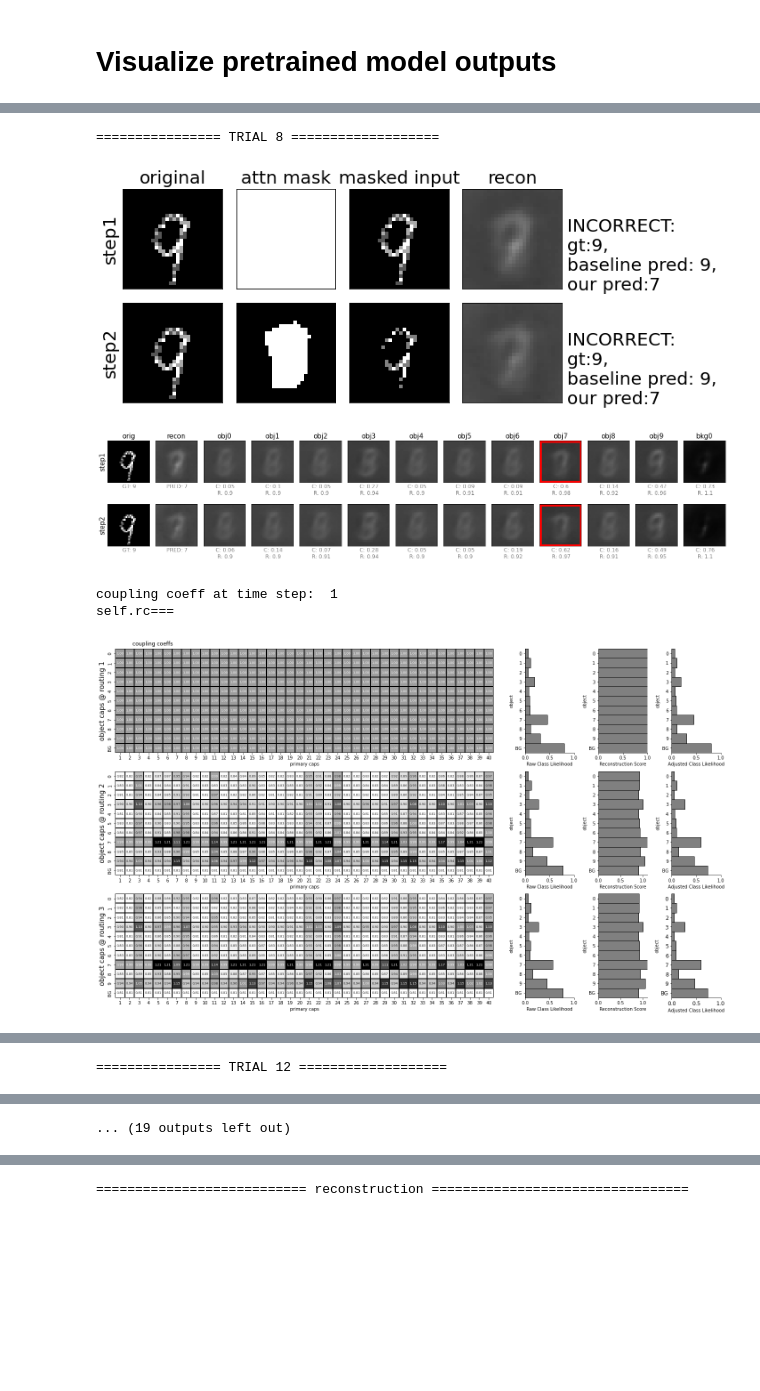
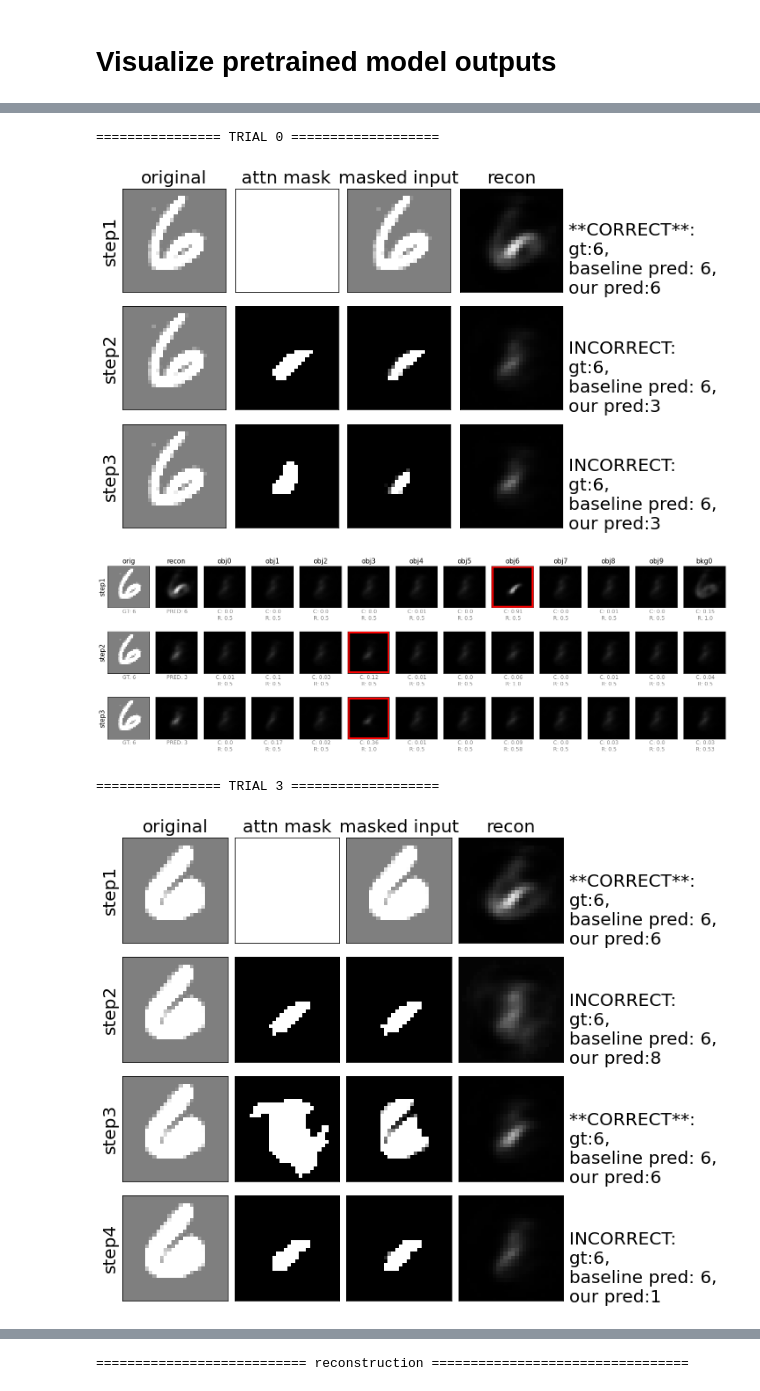
Before and after one commit to ahnchive/ORA-recognition, a Jupyter notebook: eval_rrcapsnet_original.ipynb, the cells around one changed output, grey strips where cells are left out. Drawn from its saved outputs; the diff is of its cells as text; code cells hidden in the pictures; blank space fills up the shorter version.

Commit message:
bgcapsule expriment

```diff
--- a/eval_rrcapsnet_original.ipynb
+++ b/eval_rrcapsnet_original.ipynb
@@ -623,8 +623,7 @@ task='mnist_c_mini'
 train=False #train or test dataset
 print_args=False
 args_to_update = {'device':DEVICE, 'batch_size':BATCHSIZE,
-                 'time_steps': 4, 'routings': 3, #'routing_type': 'pd-recon', #'original'
-                 'min_coup': 0.5, 'min_rscore': 0.5, 'mask_threshold': 0.1}
+                 'time_steps': 4, 'routings': 3, 'mask_threshold': 0.05}
 
 modellist = [
 
@@ -655,14 +654,26 @@ modellist = [
 ## test on clean mnist
 # './results/mnist/Apr25_0202_clean_run1/archive_model_epoch50_acc0.9973.pt',
 # './results/mnist/Apr25_0220_clean_run2/archive_model_epoch50_acc0.9976.pt',
-'./results/mnist/Apr25_0238_clean_run3/archive_model_epoch50_acc0.9972.pt',
+# './results/mnist/Apr25_0238_clean_run3/archive_model_epoch50_acc0.9972.pt',
 # './results/mnist/Apr25_0255_clean_run4/archive_model_epoch50_acc0.9971.pt',
 # './results/mnist/Apr25_0313_clean_run5/archive_model_epoch50_acc0.9976.pt'
 
-# test on background image
-# './results/mnist/Apr26_1759_test/archive_model_epoch30_acc0.7484.pt'
+# test on background image with bgcapsule
 #  './results/mnist/Apr26_1759_test/archive_model_epoch50_acc0.7515.pt'
-]
+
+# test on backgroundimage+original image with bgcapsule
+# './results/mnist/Apr26_2350_test/archive_model_epoch50_acc0.8401.pt'
+
+# test on backgroundrandom+original image with bgcapsule
+# './results/mnist/Apr27_0012_test/archive_model_epoch50_acc0.8620.pt'
+
+# test on reconstruct object from blot background without bgcapsule
+# './results/mnist/Apr27_2043_reconbg/archive_model_epoch50_acc0.8289.pt'
+
+# test on reconstruct object from  blot background with bgcapsule
+# './results/mnist/Apr27_2101_reconbg_capsule/final_model_epoch50_acc0.8347.pt'
+# test on reconstruct object +  blot background with bgcapsule
+'./results/mnist/Apr27_2124_reconbg_capsule_reconbg/archive_model_epoch20_acc0.8223.pt']
 
 
 df = pd.DataFrame()
@@ -739,19 +750,19 @@ print_args=False
 
 # load model
 args_to_update = {'device':DEVICE, 'batch_size':BATCHSIZE,
-                 'time_steps': 4, 'routings': 3, #'routing_type': 'pd-recon', #'original'
-                 'min_coup': 0.5, 'min_rscore': 0.5, 'mask_threshold': 0.25}
+                 'time_steps': 4, 'routings': 3, 'mask_threshold': 0.05}
 
 load_model_path = './models/rrcapsnet/run3_epoch50_acc0.9907.pt'
-load_model_path ='./results/mnist/Apr25_0111_recon_step1_routing1_seed3/archive_model_epoch50_acc0.9916.pt'
-load_model_path = './results/mnist/Apr26_1759_test/archive_model_epoch50_acc0.7515.pt'
+# load_model_path = './results/mnist/Apr27_0012_test/archive_model_epoch50_acc0.8620.pt'
+load_model_path = './results/mnist/Apr27_2124_reconbg_capsule_reconbg/archive_model_epoch20_acc0.8223.pt'
+
 
 args = load_args(load_model_path, args_to_update, print_args)
 model = load_model(args)
 
 
 # obtain model prediction and outputs
-corruption_index =3
+corruption_index =9
 corruption =CORRUPTION_TYPES[corruption_index-1]
 
 if task == 'mnist_c_mini':
@@ -855,37 +867,36 @@ condition = 'first correct last incorrect'
 condition = 'first incorrect last correct'
 # condition = 'first incorrect last incorrect'
 condition = 'all'
 # condition = 'correct'
 condition = 'incorrect'
 
 # condition = [6, 41, 66]
 # condition = [7, 11]
 # condition = [66, 114, 656] #batchnum1
 # condition = [6] #batchnum2
 # condition = [6] #batchnum3
 # condition = [17]
 # condition = [8] #batchnum 3
 # condition = [22, 33,41,44,75,82,88,147] #fog batch
 # condition = [6,7]
 # condition = [17]
 # condition = [447]
 # condition = [167, 502, 1466]
 
 # condition = trialid_to_visualize #[:20]
 # condition = list(np.where(nstep==3)[0])
 # condition = [309]
 # condition = [560, 893]
 # condition=[7]
 # condition=[82, 92]
 
 visualize_detail(model, x.to(DEVICE), y_hot, outputs_model,
                  x_recon_step, objcaps_len_step, args,
                  start=idx_start, n_image=n_image, plot_trials_when = condition,
-                 plot_routings=True, pred_to_compare=pred_cnn, num_steps_to_finish=list(nstep))
+                 plot_routings=False, pred_to_compare=pred_cnn, num_steps_to_finish=list(nstep))
 # %% [output]
-================ TRIAL 8 ===================
+================ TRIAL 0 ===================
-[figure, old version]
+[figure, new version]
-[figure, old version]
+[figure, new version]
-coupling coeff at time step:  1
-self.rc===
+================ TRIAL 3 ===================
-[figure, old version]
+[figure, new version]
@@ -895 +904,0 @@ self.rc===
-================ TRIAL 12 ===================
@@ -901 +909,0 @@ self.rc===
-... (19 outputs left out)
```
Also changed, not shown: parts of 7 cells of this notebook, 3 other files.
